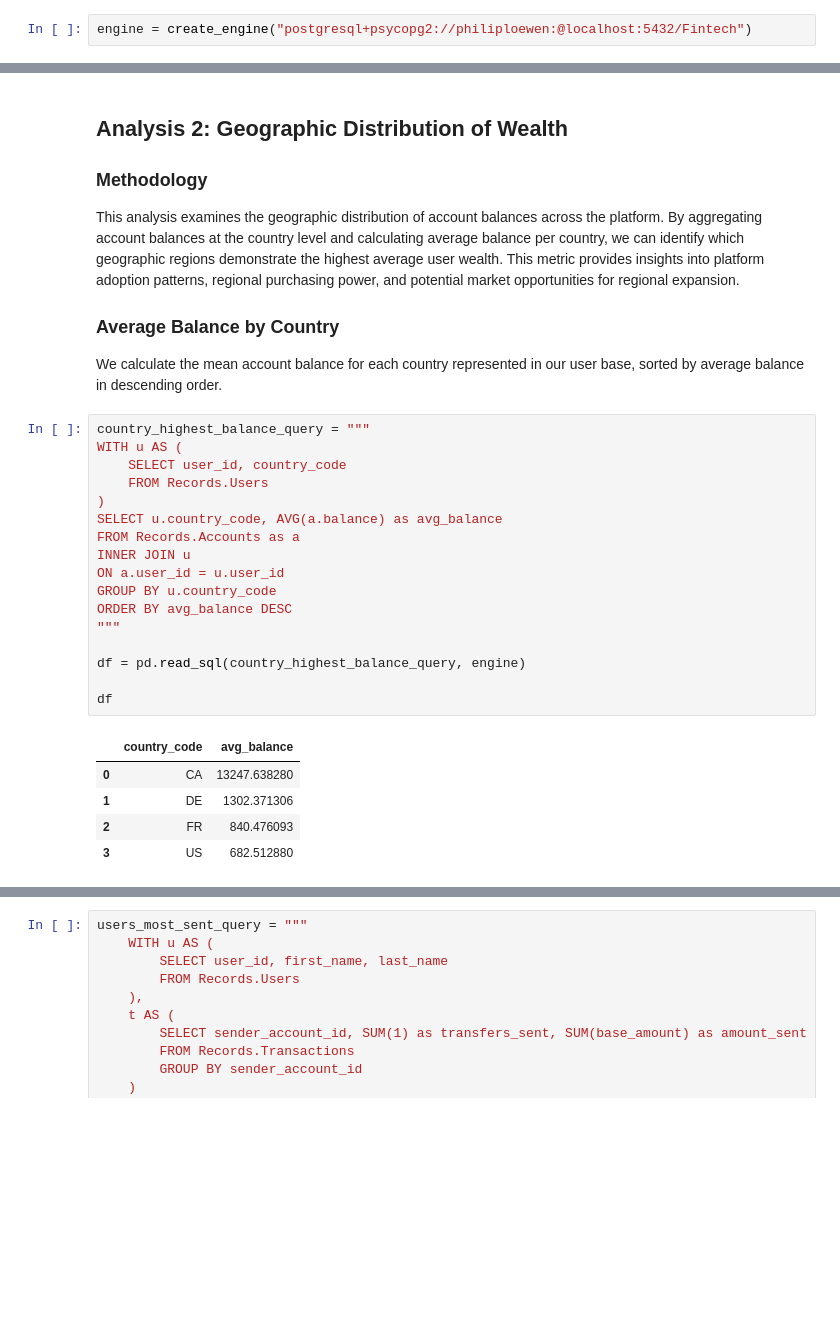
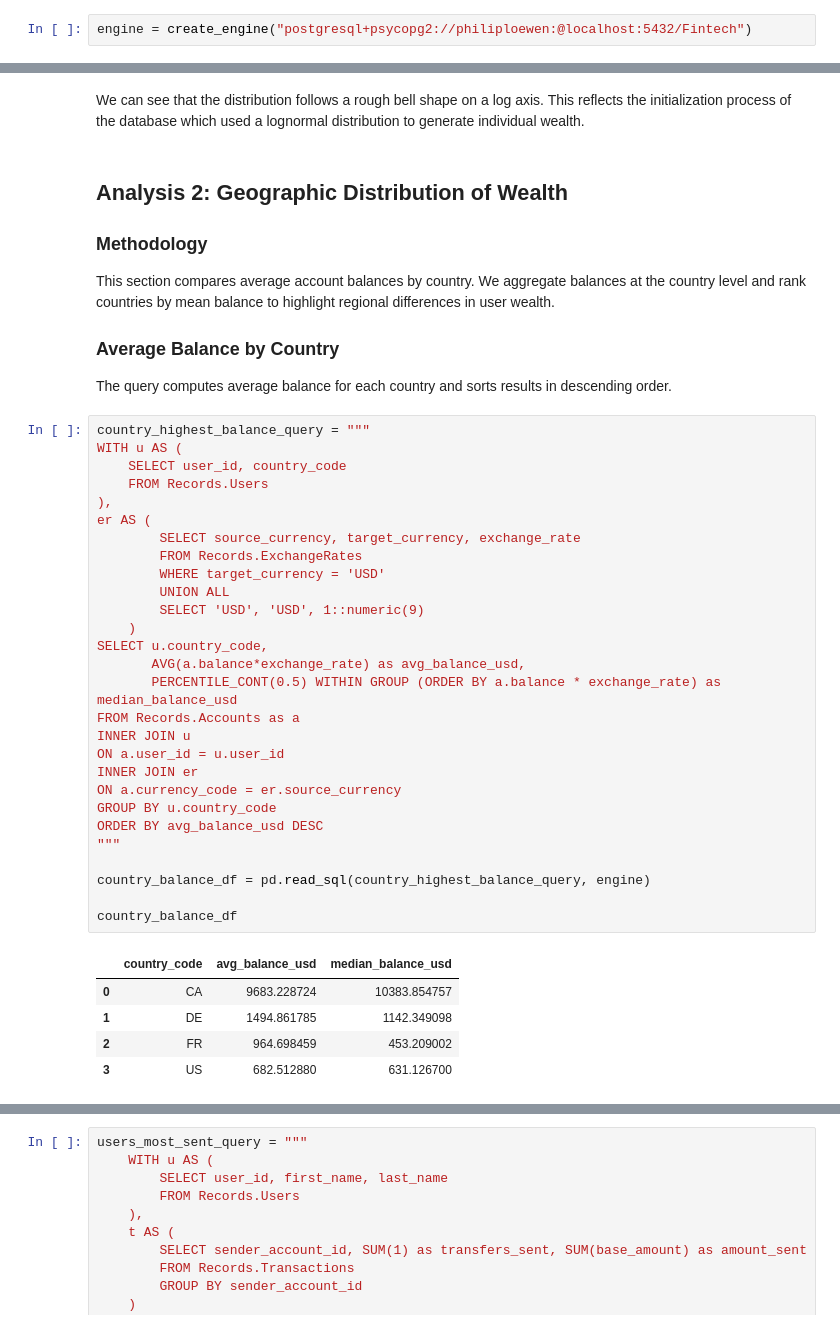
Before and after one commit to ploewen/fintech_ledger, a Jupyter notebook: analysis/db_analysis.ipynb, the cells around one changed output, grey strips where cells are left out. Saved outputs shown, nothing was run; the diff lists cells and outputs as text; blank space fills up the shorter version.

```diff
--- a/analysis/db_analysis.ipynb
+++ b/analysis/db_analysis.ipynb
@@ -131,33 +164,46 @@ df
+# %% [markdown]
+We can see that the distribution follows a rough bell shape on a log axis. This reflects the initialization process of the database which used a lognormal distribution to generate individual wealth.
 # %% [markdown]
 ## Analysis 2: Geographic Distribution of Wealth
 
 ### Methodology
 
-This analysis examines the geographic distribution of account balances across the platform. By aggregating account balances at the country level and calculating average balance per country, we can identify which geographic regions demonstrate the highest average user wealth. This metric provides insights into platform adoption patterns, regional purchasing power, and potential market opportunities for regional expansion.
+This section compares average account balances by country. We aggregate balances at the country level and rank countries by mean balance to highlight regional differences in user wealth.
 
 ### Average Balance by Country
 
-We calculate the mean account balance for each country represented in our user base, sorted by average balance in descending order.
+The query computes average balance for each country and sorts results in descending order.
 # %%
 country_highest_balance_query = """
 WITH u AS (
     SELECT user_id, country_code
     FROM Records.Users
-)
-SELECT u.country_code, AVG(a.balance) as avg_balance
+),
+er AS (
+        SELECT source_currency, target_currency, exchange_rate
+        FROM Records.ExchangeRates
+        WHERE target_currency = 'USD'
+        UNION ALL
+        SELECT 'USD', 'USD', 1::numeric(9)
+    )
+SELECT u.country_code,
+       AVG(a.balance*exchange_rate) as avg_balance_usd,
+       PERCENTILE_CONT(0.5) WITHIN GROUP (ORDER BY a.balance * exchange_rate) as median_balance_usd
 FROM Records.Accounts as a
 INNER JOIN u
 ON a.user_id = u.user_id
+INNER JOIN er
+ON a.currency_code = er.source_currency
 GROUP BY u.country_code
-ORDER BY avg_balance DESC
+ORDER BY avg_balance_usd DESC
 """
 
-df = pd.read_sql(country_highest_balance_query, engine)
+country_balance_df = pd.read_sql(country_highest_balance_query, engine)
 
-df
+country_balance_df
 # %% [output]
-|  | country_code | avg_balance |
-| 0 | CA | 13247.638280 |
-| 1 | DE | 1302.371306 |
-| 2 | FR | 840.476093 |
-| 3 | US | 682.512880 |
+|  | country_code | avg_balance_usd | median_balance_usd |
+| 0 | CA | 9683.228724 | 10383.854757 |
+| 1 | DE | 1494.861785 | 1142.349098 |
+| 2 | FR | 964.698459 | 453.209002 |
+| 3 | US | 682.512880 | 631.126700 |
```
Also changed, not shown: parts of 25 cells of this notebook, 2 other files.
